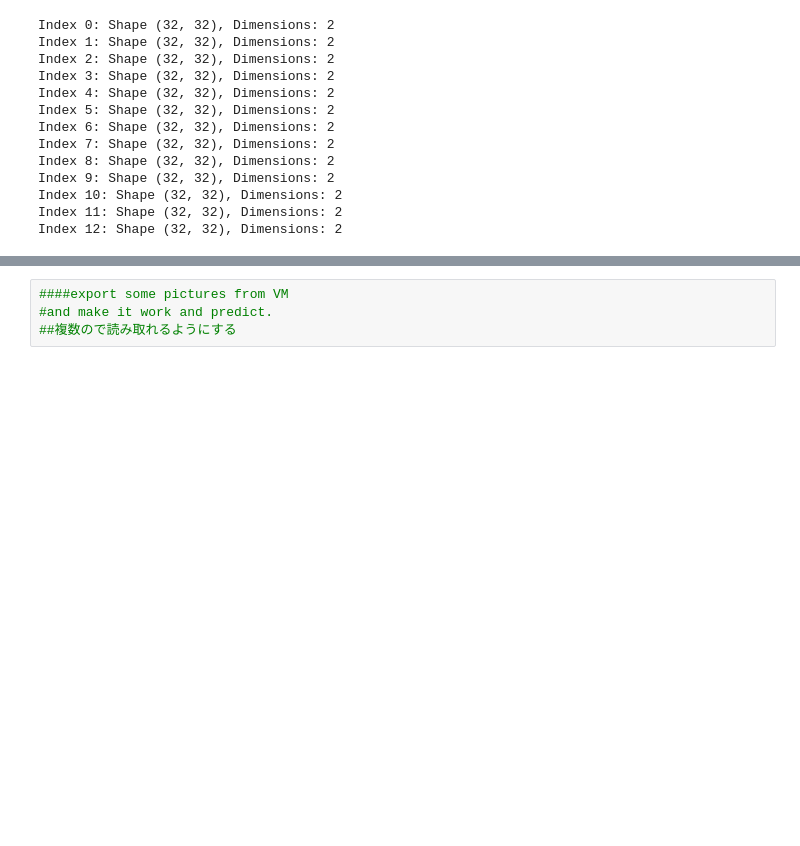
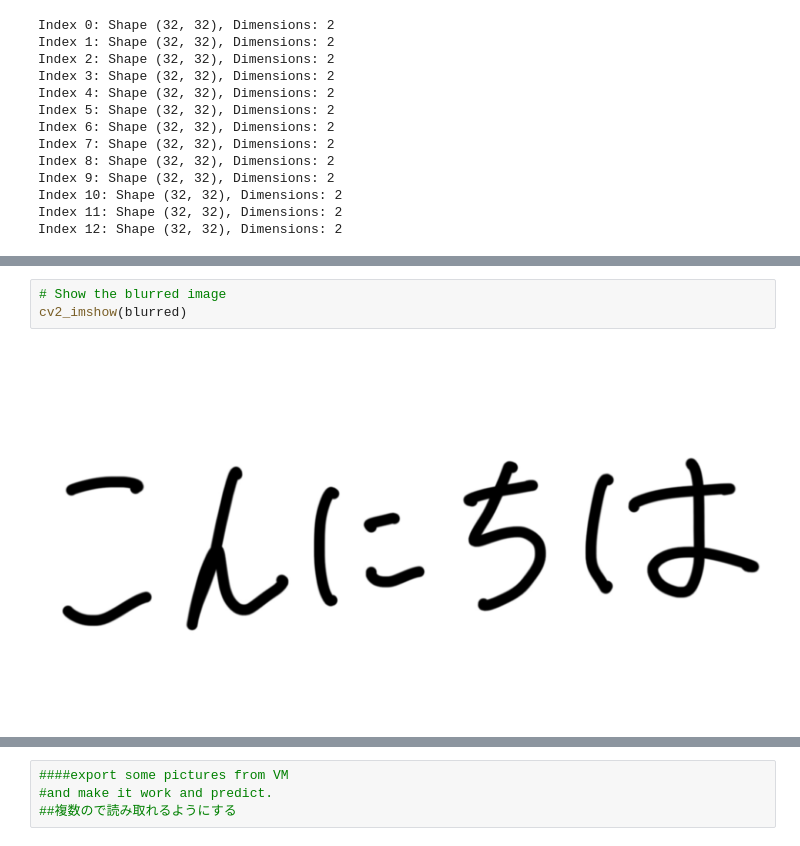
Before and after one commit to beatlesatani/OCR_project, a Jupyter notebook: Untitled0.ipynb, the cells around one changed output, grey strips where cells are left out. Cells and saved outputs as stored; diff of their text form; blank space fills up the shorter version.

```diff
--- a/Untitled0.ipynb
+++ b/Untitled0.ipynb
@@ -90,0 +231,5 @@ for d in data:
+# %%
+# Show the blurred image
+cv2_imshow(blurred)
+# %% [output]
+[figure, added]
```
Also changed, not shown: parts of 25 cells of this notebook.
